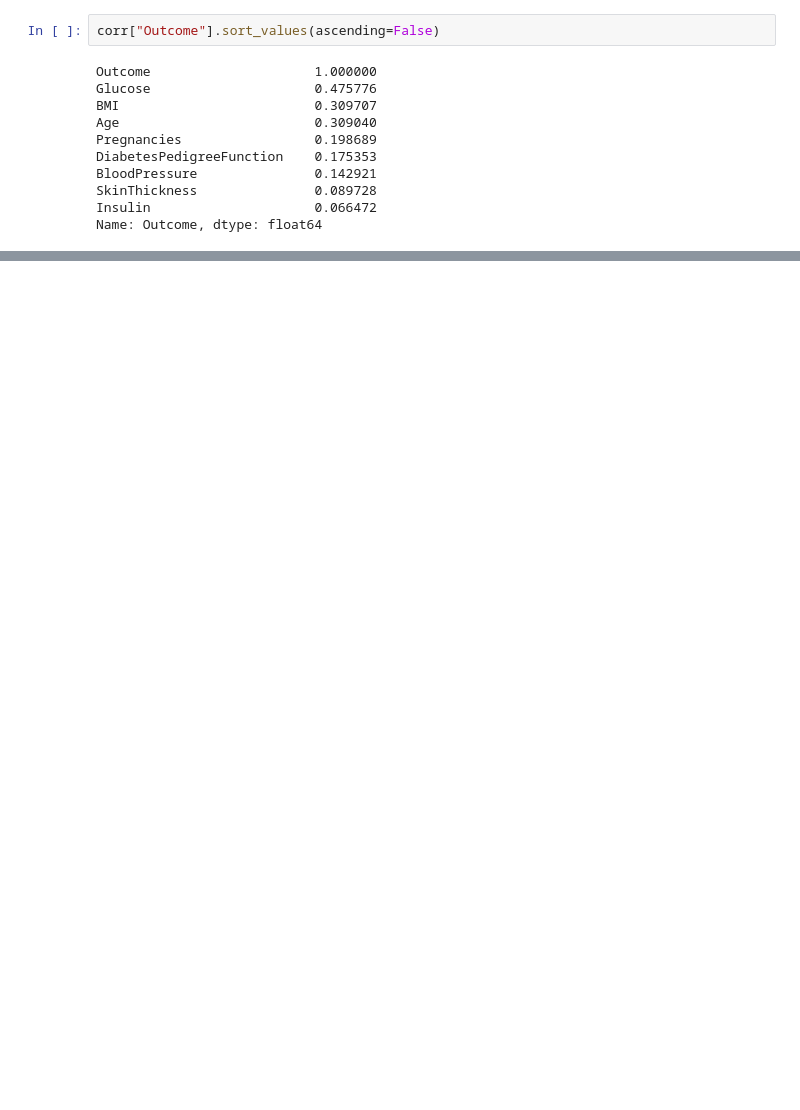
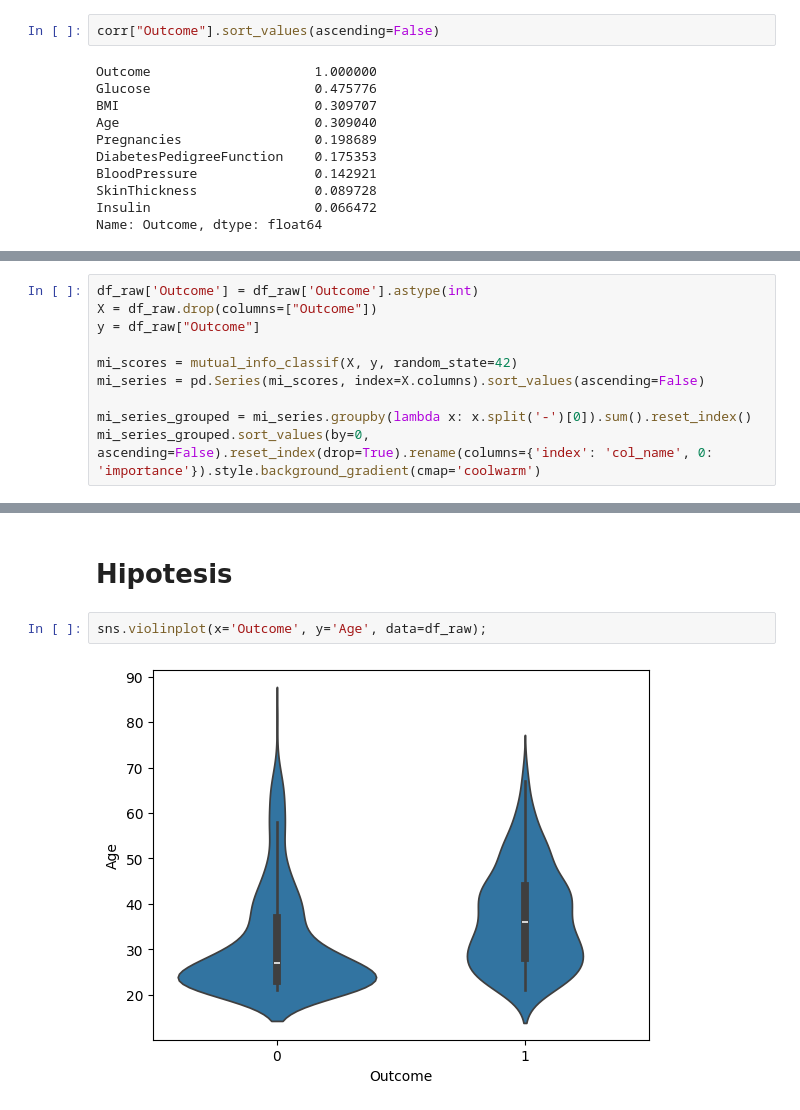
Before and after one commit to Amauryesic/Proyecto_ml, a Jupyter notebook: src/EDA.ipynb, the cells around one changed output, grey strips where cells are left out. Saved outputs shown, nothing was run; the diff lists cells and outputs as text; blank space fills up the shorter version.

```diff
--- a/src/EDA.ipynb
+++ b/src/EDA.ipynb
@@ -254,0 +321,10 @@ Name: Outcome, dtype: float64
+# %%
+df_raw['Outcome'] = df_raw['Outcome'].astype(int)
+X = df_raw.drop(columns=["Outcome"])
+y = df_raw["Outcome"]
+
+mi_scores = mutual_info_classif(X, y, random_state=42)
+mi_series = pd.Series(mi_scores, index=X.columns).sort_values(ascending=False)
+
+mi_series_grouped = mi_series.groupby(lambda x: x.split('-')[0]).sum().reset_index()
+mi_series_grouped.sort_values(by=0, ascending=False).reset_index(drop=True).rename(columns={'index': 'col_name', 0: 'importance'}).style.background_gradient(cmap='coolwarm')
@@ -254,0 +341,6 @@ Name: Outcome, dtype: float64
+# %% [markdown]
+# Hipotesis
+# %%
+sns.violinplot(x='Outcome', y='Age', data=df_raw);
+# %% [output]
+[figure, added]
```
Also changed, not shown: parts of 29 cells of this notebook.
